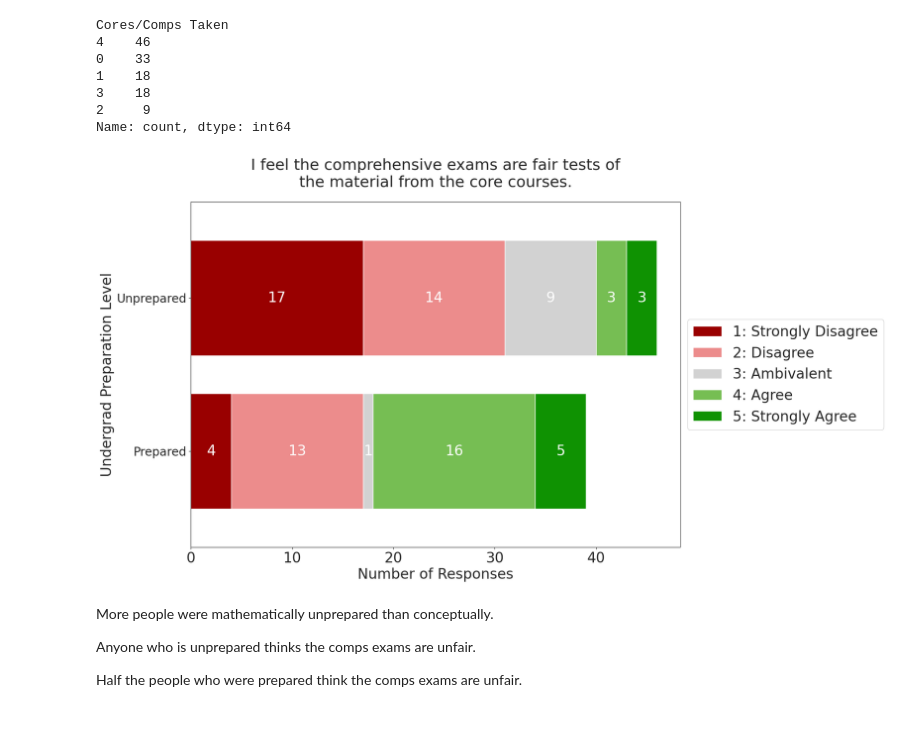
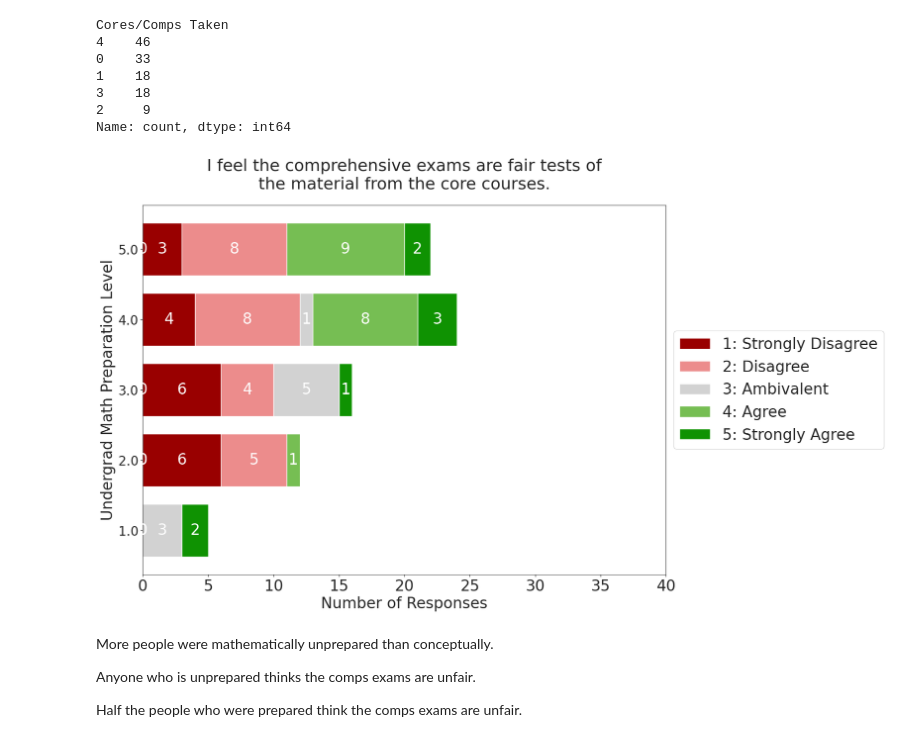
Before and after one commit to melilly/qol-survey, a Jupyter notebook: Melissa_Survey.ipynb, the cells around one changed output. Drawn from its saved outputs; the diff is of its cells as text; code cells hidden in the pictures.

Commit message:
Split prep opinion on comps into math

```diff
--- a/Melissa_Survey.ipynb
+++ b/Melissa_Survey.ipynb
@@ -225,7 +231,7 @@ mapping = {
     5: "Strongly Agree"
 }
 
-counts = QOLPreparation[QOLPreparation["Cores/Comps Taken"] > 0].groupby('Preparation Level')['Comp Fair'].value_counts().unstack()
+counts = QOLPreparation[QOLPreparation["Cores/Comps Taken"] > 0].groupby('Undergrad Prep Math')['Comp Fair'].value_counts().unstack()
 
 ax = counts.plot.barh(
     stacked=True,
@@ -242,38 +248,39 @@ ax.set_yticklabels(labels, fontsize=fontsize-4)
 
 ax.tick_params(axis='x', labelsize=fontsize)
 ax.set_xlabel('Number of Responses', fontsize=fontsize)
-ax.set_ylabel("Undergrad Preparation Level", fontsize=fontsize)
+ax.set_ylabel("Undergrad Math Preparation Level", fontsize=fontsize)
 ax.set_title(f"{'\n'.join(wrap(Questions['Comp Fair'], 50))}", fontsize=fontsize+2, pad=26)
 
 fig = ax.get_figure()
 fig.set_size_inches(18.5, 10.5)
 
 for i, container in enumerate(ax.containers):
     for rect in container:
         width = rect.get_width()
         height = rect.get_height()
         x = rect.get_x() + width / 2  # Position of the label on the x-axis (center of the bar)
         y = rect.get_y() + height / 2  # Position of the label on the y-axis (center of the bar)
 
         label = f"{int(width)}"
 
         # Add the annotation with the category and count
         ax.annotate(label,
                     (x, y),
                     ha="center",
                     va="center",
                     fontsize=fontsize,
                     color="white")
 
 box = ax.get_position()
 ax.set_position([box.x0, box.y0, box.width * 0.8, box.height])
 legend_labels = ax.get_legend_handles_labels()[1]
 legend_labels = [f"{int(float(l))}: {mapping[int(float(l))]}" for l in legend_labels]
 ax.legend(loc='center left', bbox_to_anchor=(1, 0.5), fontsize=fontsize, labels=legend_labels)
 
+plt.xlim(0,40)
 plt.show()
 # %% [output]
-[figure, old version]
+[figure, new version]
 # %% [markdown]
 More people were mathematically unprepared than conceptually.
 
```
Also changed, not shown: parts of 2 cells of this notebook.
